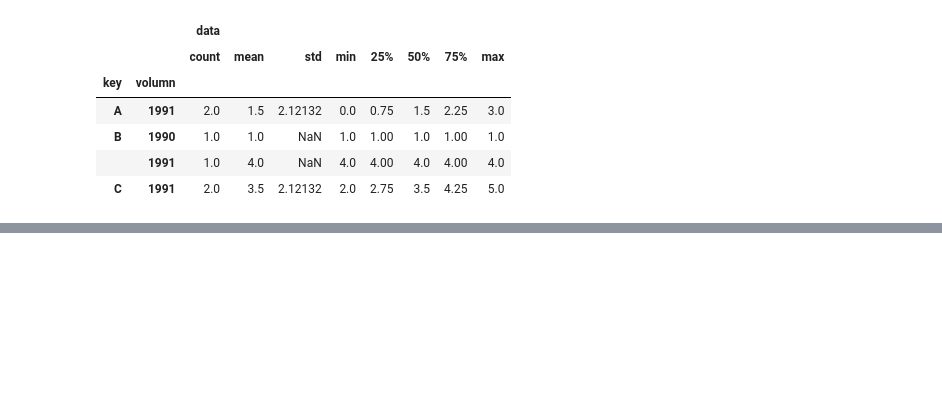
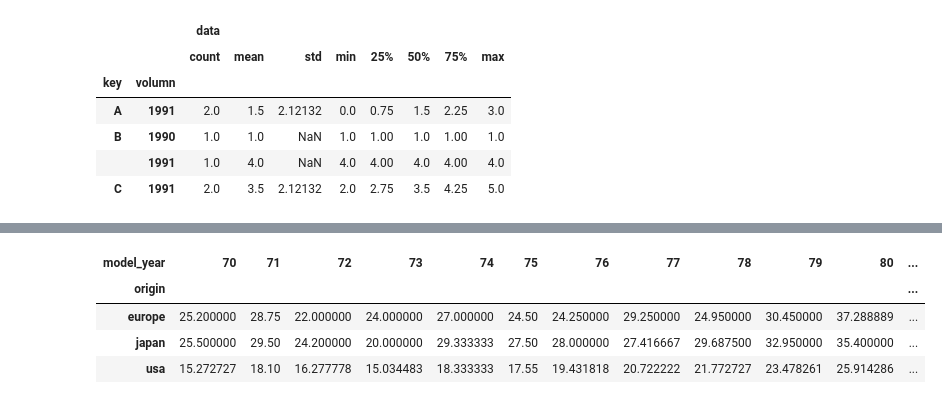
Before and after one commit to lindholmen/DataScienceLearningTutorial, a Jupyter notebook: notebooks/numpy_practice_notebook_version.ipynb, the cells around one changed output, grey strips where cells are left out. Cells and saved outputs as stored; diff of their text form; code cells hidden in the pictures; blank space fills up the shorter version.

```diff
--- a/notebooks/numpy_practice_notebook_version.ipynb
+++ b/notebooks/numpy_practice_notebook_version.ipynb
@@ -2927,0 +3042,8 @@ groupby_key_and_volumn.describe()
+# %%
+pd.crosstab(index=mpg['origin'], columns=mpg['model_year'], values = mpg['mpg'], aggfunc='mean')
+# %% [output]
+| model_year | 70 | 71 | 72 | 73 | 74 | 75 | 76 | 77 | 78 | 79 | 80 | ... |
+| origin |  |  |  |  |  |  |  |  |  |  |  | ... |
+| europe | 25.200000 | 28.75 | 22.000000 | 24.000000 | 27.000000 | 24.50 | 24.250000 | 29.250000 | 24.950000 | 30.450000 | 37.288889 | ... |
+| japan | 25.500000 | 29.50 | 24.200000 | 20.000000 | 29.333333 | 27.50 | 28.000000 | 27.416667 | 29.687500 | 32.950000 | 35.400000 | ... |
+| usa | 15.272727 | 18.10 | 16.277778 | 15.034483 | 18.333333 | 17.55 | 19.431818 | 20.722222 | 21.772727 | 23.478261 | 25.914286 | ... |
```
Also changed, not shown: parts of 25 cells of this notebook.
